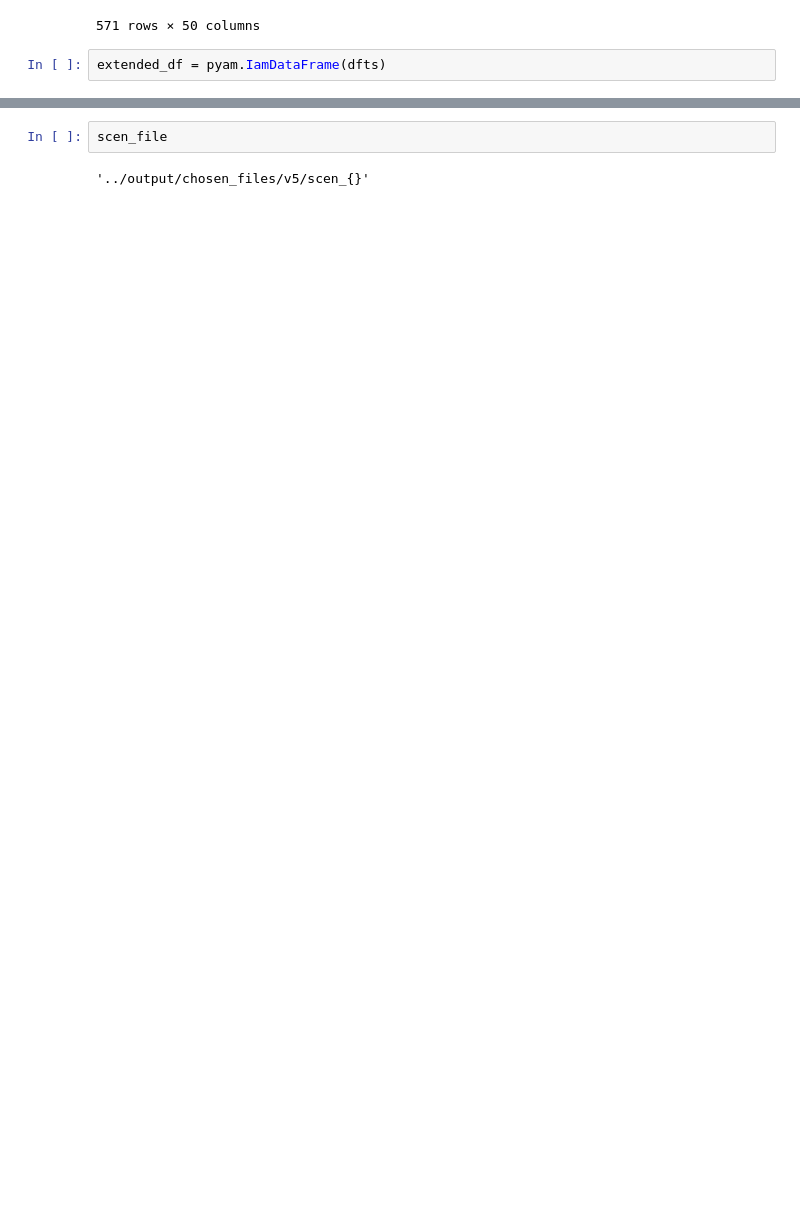
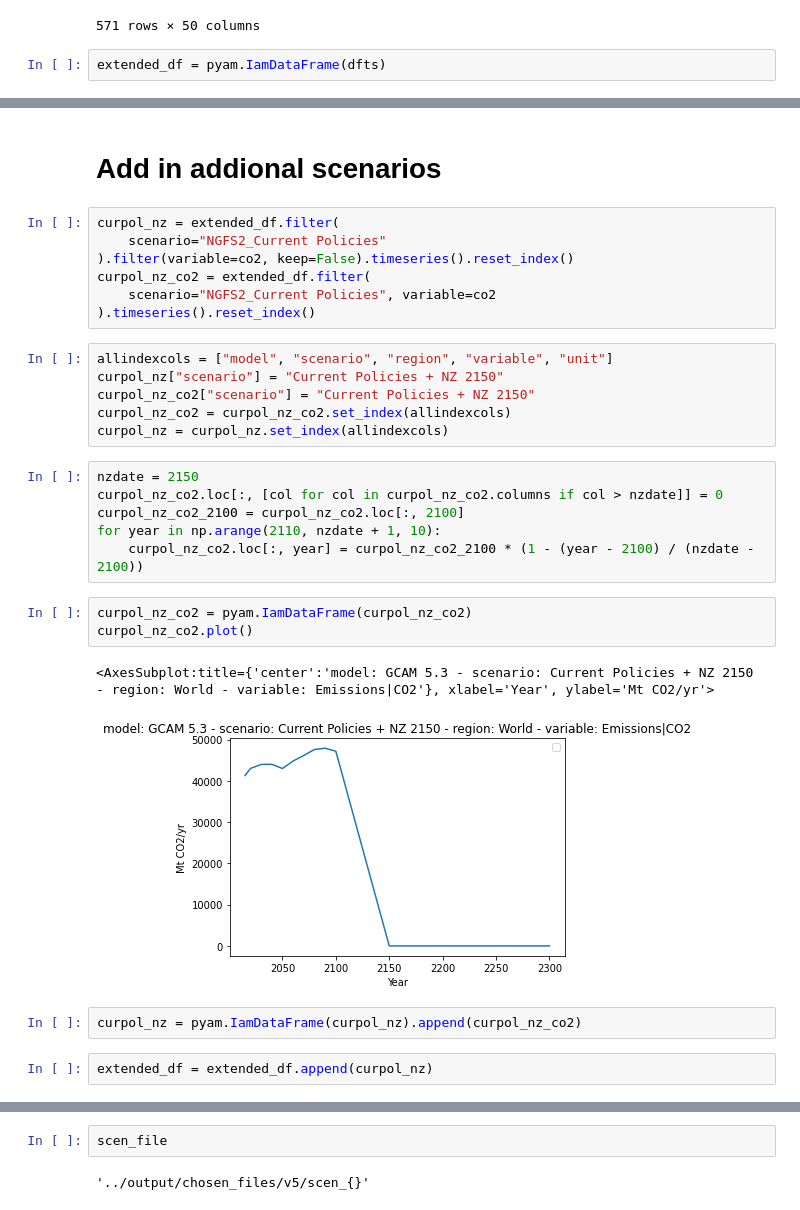
Before and after one commit to Rlamboll/PROVIDEemissions, a Jupyter notebook: notebooks/Select_pathways.ipynb, the cells around one changed output, grey strips where cells are left out. Drawn from its saved outputs; the diff is of its cells as text; blank space fills up the shorter version.

Commit message:
Code for genearting and analysing additional scenarios

```diff
--- a/notebooks/Select_pathways.ipynb
+++ b/notebooks/Select_pathways.ipynb
@@ -332,2 +344,33 @@ extended_df = pyam.IamDataFrame(dfts)
+# %% [markdown]
+# Add in addional scenarios
+# %%
+curpol_nz = extended_df.filter(
+    scenario="NGFS2_Current Policies"
+).filter(variable=co2, keep=False).timeseries().reset_index()
+curpol_nz_co2 = extended_df.filter(
+    scenario="NGFS2_Current Policies", variable=co2
+).timeseries().reset_index()
+# %%
+allindexcols = ["model", "scenario", "region", "variable", "unit"]
+curpol_nz["scenario"] = "Current Policies + NZ 2150"
+curpol_nz_co2["scenario"] = "Current Policies + NZ 2150"
+curpol_nz_co2 = curpol_nz_co2.set_index(allindexcols)
+curpol_nz = curpol_nz.set_index(allindexcols)
+# %%
+nzdate = 2150
+curpol_nz_co2.loc[:, [col for col in curpol_nz_co2.columns if col > nzdate]] = 0
+curpol_nz_co2_2100 = curpol_nz_co2.loc[:, 2100]
+for year in np.arange(2110, nzdate + 1, 10):
+    curpol_nz_co2.loc[:, year] = curpol_nz_co2_2100 * (1 - (year - 2100) / (nzdate - 2100))
+# %%
+curpol_nz_co2 = pyam.IamDataFrame(curpol_nz_co2)
+curpol_nz_co2.plot()
+# %% [output]
+<AxesSubplot:title={'center':'model: GCAM 5.3 - scenario: Current Policies + NZ 2150 - region: World - variable: Emissions|CO2'}, xlabel='Year', ylabel='Mt CO2/yr'>
+[figure, added]
+# %%
+curpol_nz = pyam.IamDataFrame(curpol_nz).append(curpol_nz_co2)
+# %%
+extended_df = extended_df.append(curpol_nz)
 # %%
 for scenario in df.scenario:
```
Also changed, not shown: parts of 2 cells of this notebook, 2 other files.
